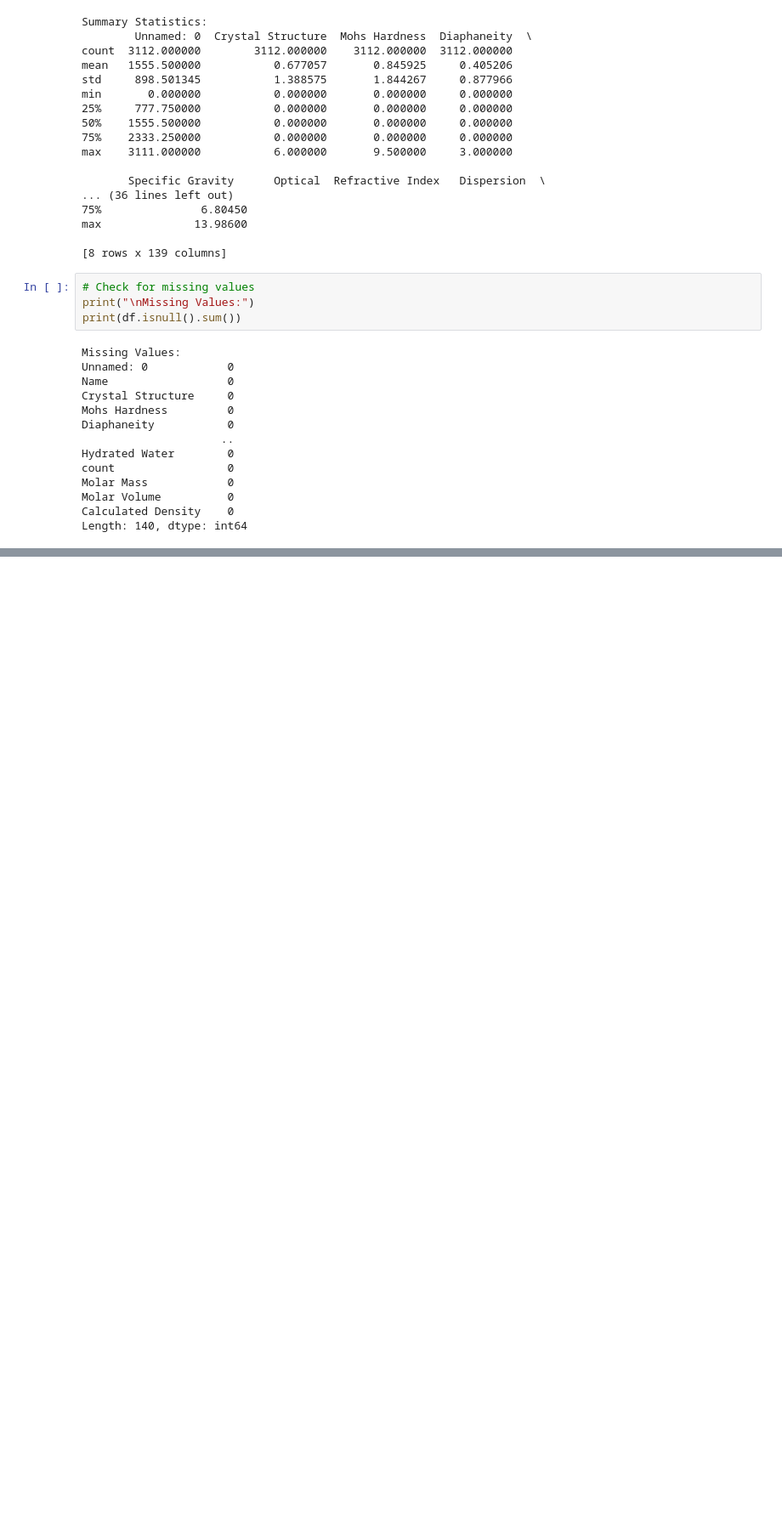
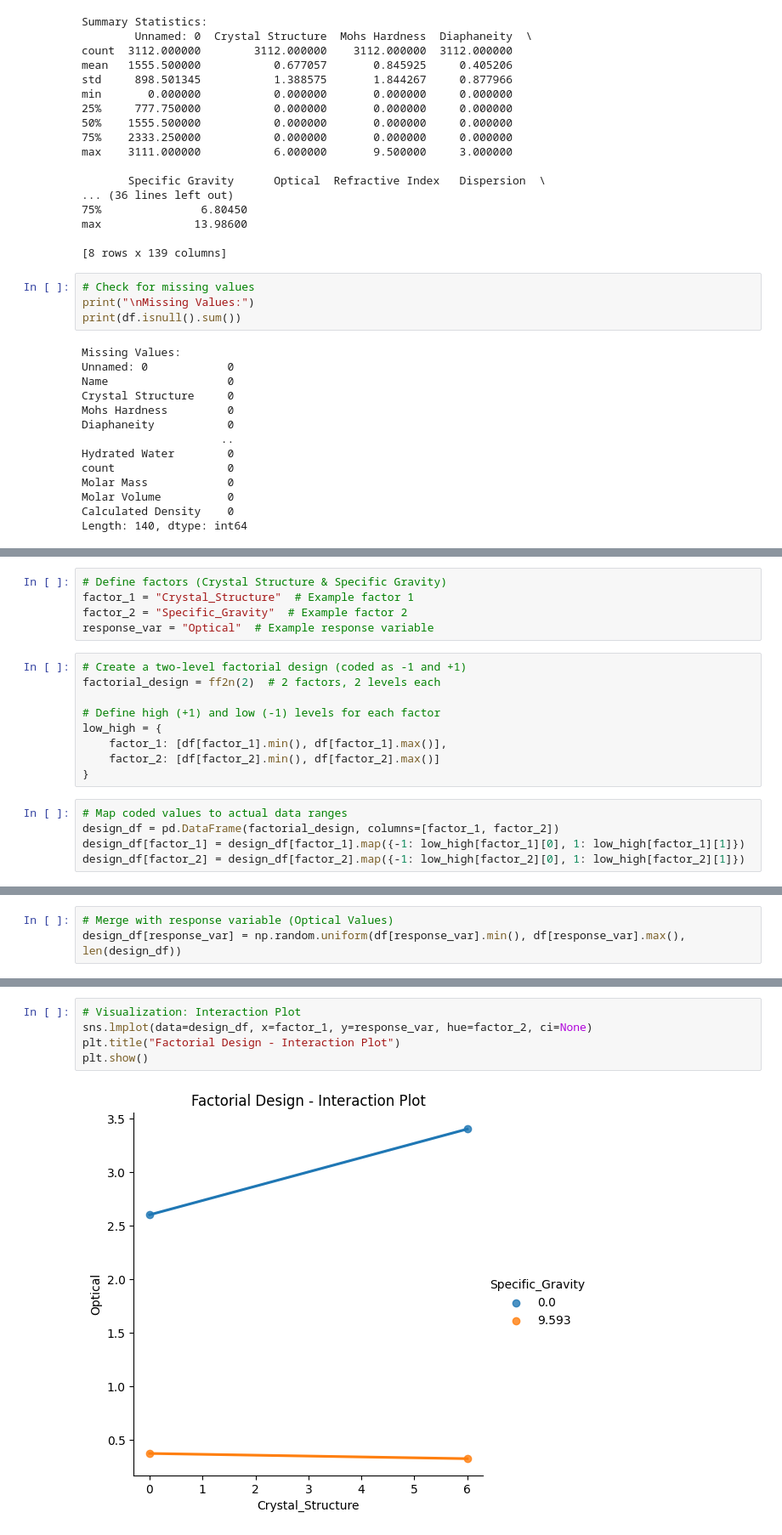
Before and after one commit to carsimoes/Experimental-Mineral-Analysis, a Jupyter notebook: Notebook/Experiment1.ipynb, the cells around one changed output, grey strips where cells are left out. Shown at 85% size. Saved outputs shown, nothing was run; the diff lists cells and outputs as text; blank space fills up the shorter version.

```diff
--- a/Notebook/Experiment1.ipynb
+++ b/Notebook/Experiment1.ipynb
@@ -98,0 +100,19 @@ KeyError: 'Hardness'
+# %%
+# Define factors (Crystal Structure & Specific Gravity)
+factor_1 = "Crystal_Structure"  # Example factor 1
+factor_2 = "Specific_Gravity"  # Example factor 2
+response_var = "Optical"  # Example response variable
+# %%
+# Create a two-level factorial design (coded as -1 and +1)
+factorial_design = ff2n(2)  # 2 factors, 2 levels each
+
+# Define high (+1) and low (-1) levels for each factor
+low_high = {
+    factor_1: [df[factor_1].min(), df[factor_1].max()],
+    factor_2: [df[factor_2].min(), df[factor_2].max()]
+}
+# %%
+# Map coded values to actual data ranges
+design_df = pd.DataFrame(factorial_design, columns=[factor_1, factor_2])
+design_df[factor_1] = design_df[factor_1].map({-1: low_high[factor_1][0], 1: low_high[factor_1][1]})
+design_df[factor_2] = design_df[factor_2].map({-1: low_high[factor_2][0], 1: low_high[factor_2][1]})
@@ -98,0 +127,3 @@ KeyError: 'Hardness'
+# %%
+# Merge with response variable (Optical Values)
+design_df[response_var] = np.random.uniform(df[response_var].min(), df[response_var].max(), len(design_df))
@@ -98,0 +155,7 @@ KeyError: 'Hardness'
+# %%
+# Visualization: Interaction Plot
+sns.lmplot(data=design_df, x=factor_1, y=response_var, hue=factor_2, ci=None)
+plt.title("Factorial Design - Interaction Plot")
+plt.show()
+# %% [output]
+[figure, added]
```
Also changed, not shown: parts of 6 cells of this notebook.
